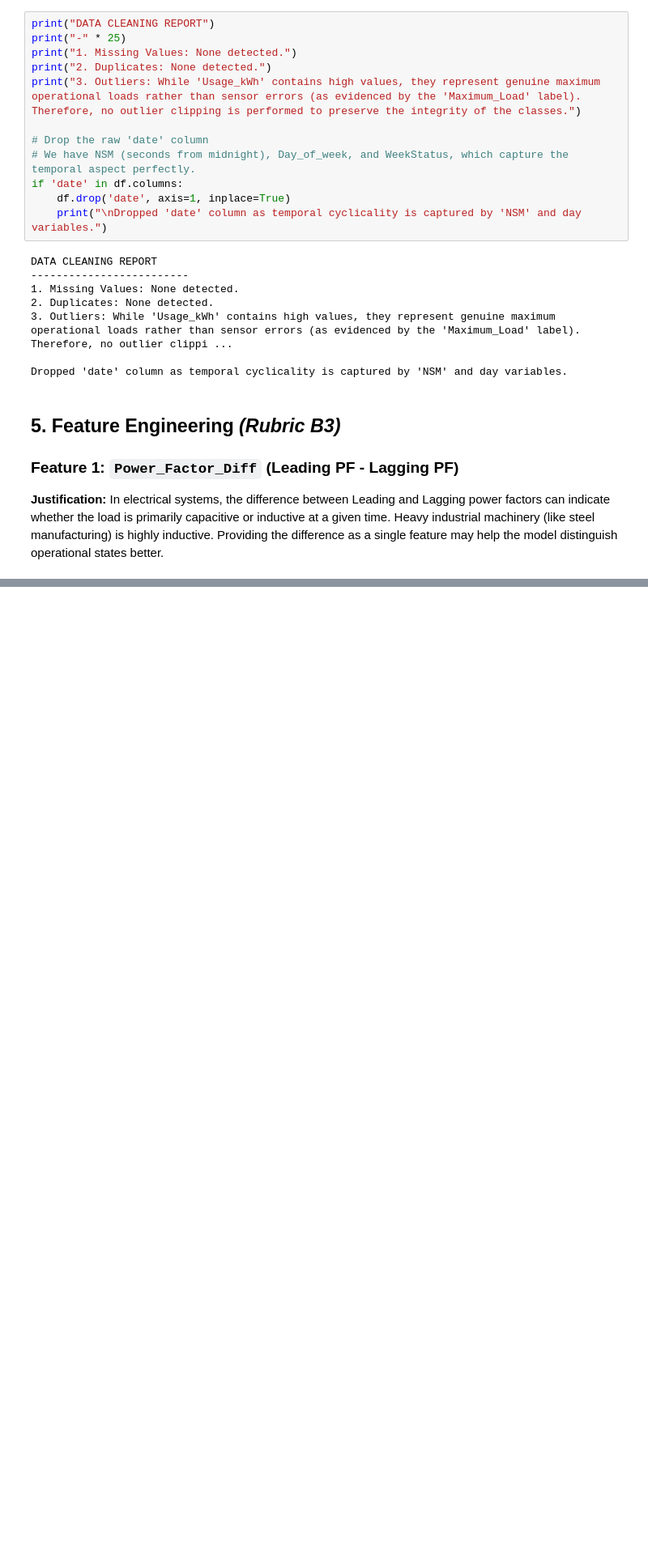
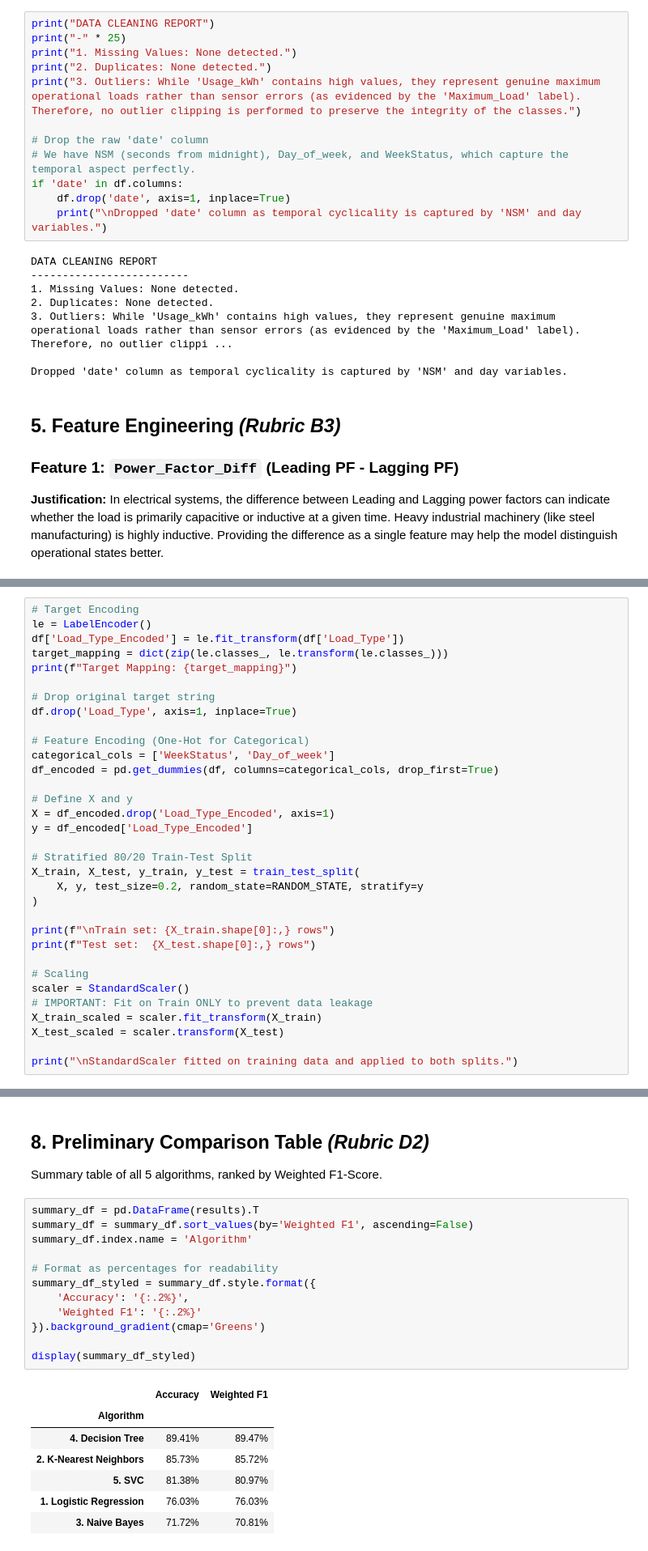
Before and after one commit to TejasviSenka/Machine_Learning_Capstone, a Jupyter notebook: classification.ipynb, the cells around one changed output, grey strips where cells are left out. Shown at 81% size. Saved outputs shown, nothing was run; the diff lists cells and outputs as text; blank space fills up the shorter version.

```diff
--- a/classification.ipynb
+++ b/classification.ipynb
@@ -251,0 +256,33 @@ Created 'Power_Factor_Diff'. Range: [-87.50, 63.06]
+# %%
+# Target Encoding
+le = LabelEncoder()
+df['Load_Type_Encoded'] = le.fit_transform(df['Load_Type'])
+target_mapping = dict(zip(le.classes_, le.transform(le.classes_)))
+print(f"Target Mapping: {target_mapping}")
+
+# Drop original target string
+df.drop('Load_Type', axis=1, inplace=True)
+
+# Feature Encoding (One-Hot for Categorical)
+categorical_cols = ['WeekStatus', 'Day_of_week']
+df_encoded = pd.get_dummies(df, columns=categorical_cols, drop_first=True)
+
+# Define X and y
+X = df_encoded.drop('Load_Type_Encoded', axis=1)
+y = df_encoded['Load_Type_Encoded']
+
+# Stratified 80/20 Train-Test Split
+X_train, X_test, y_train, y_test = train_test_split(
+    X, y, test_size=0.2, random_state=RANDOM_STATE, stratify=y
+)
+
+print(f"\nTrain set: {X_train.shape[0]:,} rows")
+print(f"Test set:  {X_test.shape[0]:,} rows")
+
+# Scaling
+scaler = StandardScaler()
+# IMPORTANT: Fit on Train ONLY to prevent data leakage
+X_train_scaled = scaler.fit_transform(X_train)
+X_test_scaled = scaler.transform(X_test)
+
+print("\nStandardScaler fitted on training data and applied to both splits.")
@@ -251,0 +372,23 @@ Created 'Power_Factor_Diff'. Range: [-87.50, 63.06]
+# %% [markdown]
+## 8. Preliminary Comparison Table *(Rubric D2)*
+Summary table of all 5 algorithms, ranked by Weighted F1-Score.
+# %%
+summary_df = pd.DataFrame(results).T
+summary_df = summary_df.sort_values(by='Weighted F1', ascending=False)
+summary_df.index.name = 'Algorithm'
+
+# Format as percentages for readability
+summary_df_styled = summary_df.style.format({
+    'Accuracy': '{:.2%}',
+    'Weighted F1': '{:.2%}'
+}).background_gradient(cmap='Greens')
+
+display(summary_df_styled)
+# %% [output]
+|  | Accuracy | Weighted F1 |
+| Algorithm |  |  |
+| 4. Decision Tree | 89.41% | 89.47% |
+| 2. K-Nearest Neighbors | 85.73% | 85.72% |
+| 5. SVC | 81.38% | 80.97% |
+| 1. Logistic Regression | 76.03% | 76.03% |
+| 3. Naive Bayes | 71.72% | 70.81% |
```
Also changed, not shown: parts of 8 cells of this notebook.
